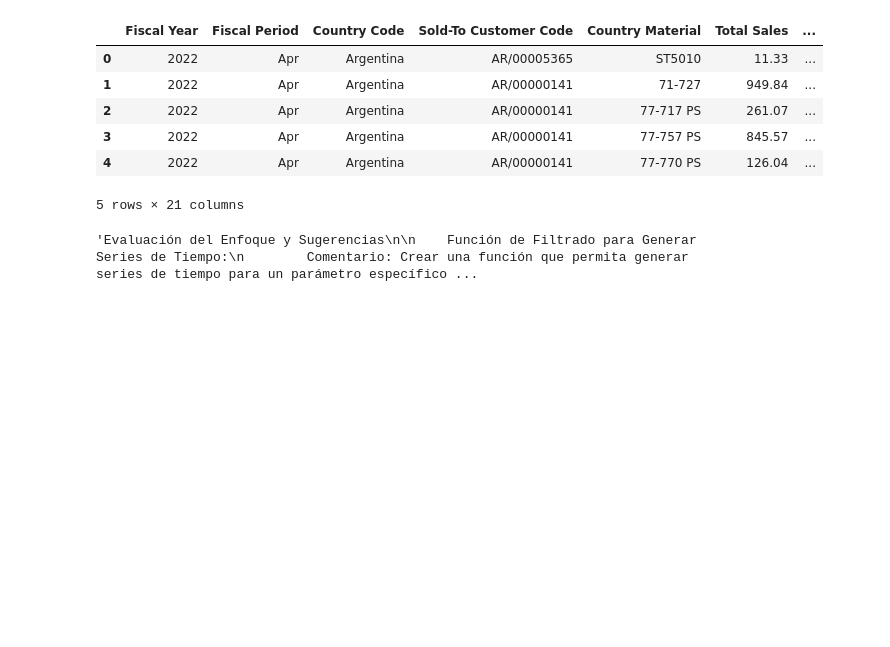
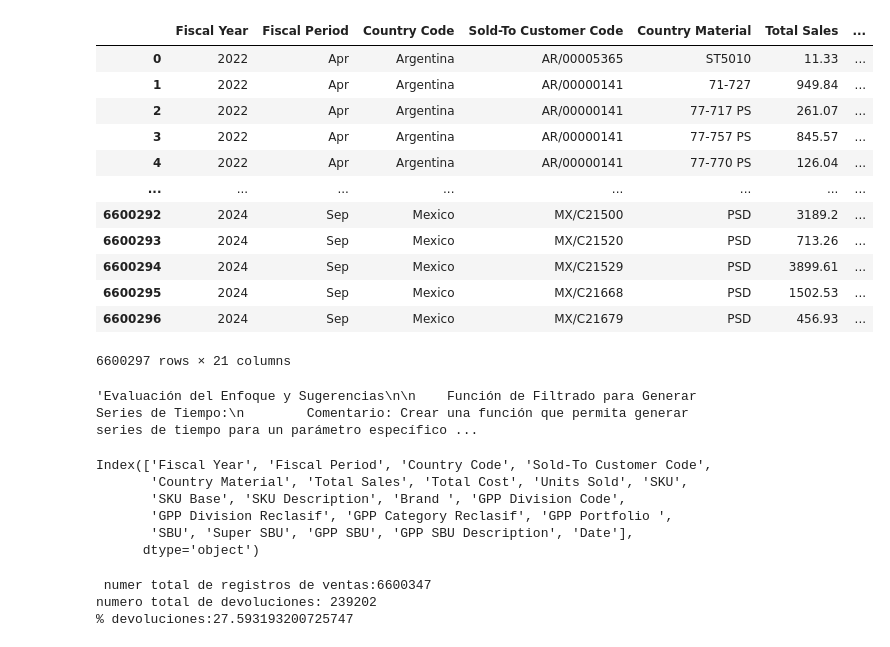
Before and after one commit to snmSebastian/SBD-Forescast, a Jupyter notebook: Forecast.ipynb, the cells around one changed output. Saved outputs shown, nothing was run; the diff lists cells and outputs as text; code cells hidden in the pictures; blank space fills up the shorter version.

```diff
--- a/Forecast.ipynb
+++ b/Forecast.ipynb
@@ -81,16 +81,54 @@ df_SalesAndProduct=pd.merge(
 
 print(f'len(df_sales): {len(df_sales)}')
 print(f'len(df_salesProdu): {len(df_SalesAndProduct)}')
+
+#-------------------------------
+#---- Date
+#-------------------------------
+dict_month={
+        'jan':'01',
+        'feb':'02',
+        'mar':'03',
+        'apr':'04',
+        'may':'05',
+        'jun':'06',
+        'jul':'07',
+        'aug':'08',
+        'sep':'09',
+        'oct':'10',
+        'nov':'11',
+        'dec':'12',
+        '1':'01'
+    }
+def mes(row):
+    month = row['Fiscal Period'].lower()
+    month_num = dict_month[month]
+    year = row['Fiscal Year']
+    date_str = month_num + '-' + year
+    return date_str
+
+df_SalesAndProduct['Date']=df_SalesAndProduct.apply(mes,axis=1)
+df_SalesAndProduct['Date']=pd.to_datetime(df_SalesAndProduct['Date'],format='%m-%Y')
+df_SalesAndProduct.head()
+
+for col in df_SalesAndProduct.columns:
+    df_SalesAndProduct.rename(columns={col: col.strip()}, inplace=True)
 # %%
-df_SalesAndProduct.head()
+df_SalesAndProduct.head(-50)
 # %% [output]
 |  | Fiscal Year | Fiscal Period | Country Code | Sold-To Customer Code | Country Material | Total Sales | ... |
 | 0 | 2022 | Apr | Argentina | AR/00005365 | ST5010 | 11.33 | ... |
 | 1 | 2022 | Apr | Argentina | AR/00000141 | 71-727 | 949.84 | ... |
 | 2 | 2022 | Apr | Argentina | AR/00000141 | 77-717 PS | 261.07 | ... |
 | 3 | 2022 | Apr | Argentina | AR/00000141 | 77-757 PS | 845.57 | ... |
 | 4 | 2022 | Apr | Argentina | AR/00000141 | 77-770 PS | 126.04 | ... |
+| ... | ... | ... | ... | ... | ... | ... | ... |
+| 6600292 | 2024 | Sep | Mexico | MX/C21500 | PSD | 3189.2 | ... |
+| 6600293 | 2024 | Sep | Mexico | MX/C21520 | PSD | 713.26 | ... |
+| 6600294 | 2024 | Sep | Mexico | MX/C21529 | PSD | 3899.61 | ... |
+| 6600295 | 2024 | Sep | Mexico | MX/C21668 | PSD | 1502.53 | ... |
+| 6600296 | 2024 | Sep | Mexico | MX/C21679 | PSD | 456.93 | ... |
-5 rows × 21 columns
+6600297 rows × 21 columns
 # %%
 '''Evaluación del Enfoque y Sugerencias
 
@@ -126,3 +164,13 @@ df_SalesAndProduct.head()
 '''
 # %% [output]
 'Evaluación del Enfoque y Sugerencias\n\n    Función de Filtrado para Generar Series de Tiempo:\n        Comentario: Crear una función que permita generar series de tiempo para un parámetro específico ...
+# %%
+df_SalesAndProduct.columns
+df
+# %% [output]
+Index(['Fiscal Year', 'Fiscal Period', 'Country Code', 'Sold-To Customer Code',
+       'Country Material', 'Total Sales', 'Total Cost', 'Units Sold', 'SKU',
+       'SKU Base', 'SKU Description', 'Brand ', 'GPP Division Code',
+       'GPP Division Reclasif', 'GPP Category Reclasif', 'GPP Portfolio ',
+       'SBU', 'Super SBU', 'GPP SBU', 'GPP SBU Description', 'Date'],
+      dtype='object')
@@ -128,0 +184,8 @@ df_SalesAndProduct.head()
+# %%
+print(f' numer total de registros de ventas:{len(df_SalesAndProduct)}')
+print(f"numero total de devoluciones: {len(df_SalesAndProduct[df_SalesAndProduct['Total Sales'] < 0])}")
+print(f"% devoluciones:{len(df_SalesAndProduct)/len(df_SalesAndProduct[df_SalesAndProduct['Total Sales'] < 0])}")
+# %% [output]
+ numer total de registros de ventas:6600347
+numero total de devoluciones: 239202
+% devoluciones:27.593193200725747
```
Also changed, not shown: parts of 6 cells of this notebook.
